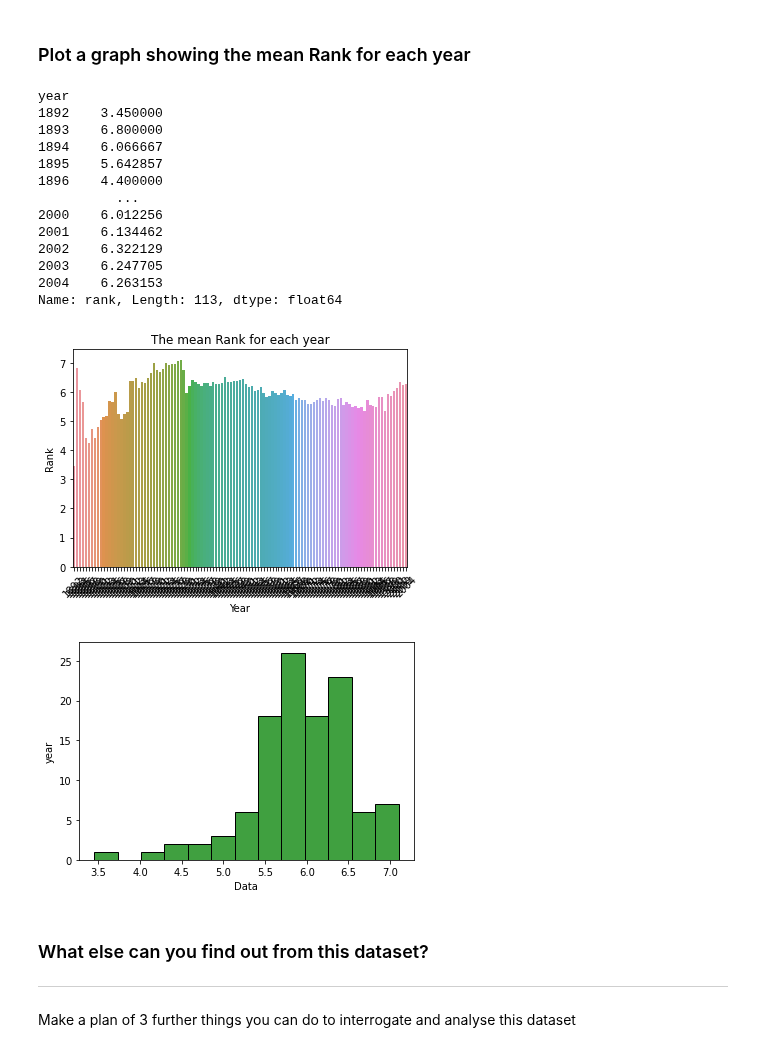
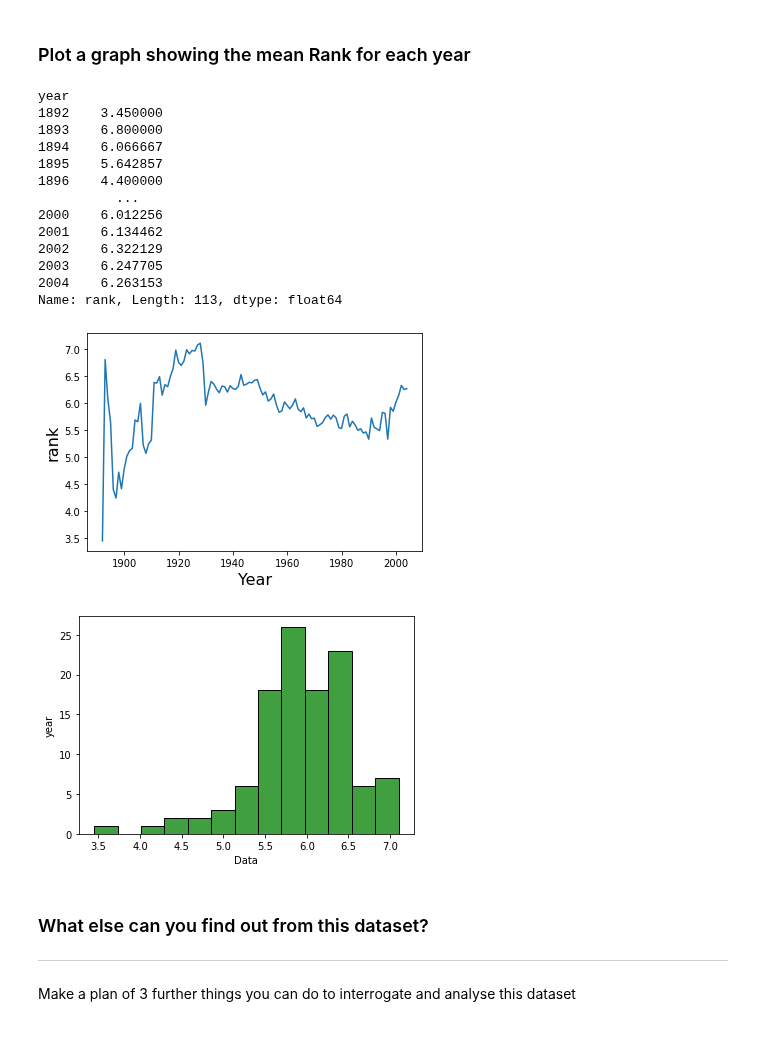
Before and after one commit to sysphcd/PythonProgrammingforData, a Jupyter notebook: 10_2_Movies_Project.ipynb, the cells around one changed output. Saved outputs shown, nothing was run; the diff lists cells and outputs as text; code cells hidden in the pictures.

```diff
--- a/10_2_Movies_Project.ipynb
+++ b/10_2_Movies_Project.ipynb
@@ -307,45 +287,48 @@ print(meanrank_data)
 labels = meanrank_data.keys()
 #matplotlib.pyplot.figure() Function to Change the Size of a Seaborn Plot.
 
-chart = sns.barplot(x=labels, y=meanrank_data)
-#plt.xticks(rotation='vertical')
-chart.set_xticklabels(labels=labels, rotation=45)
-# plt.xticks(rotation=70)
-# plt.tight_layout()
-# chart.set_xticklabels(meanrank_data.get_xticklabels(),
-#                           rotation=90,
-#                           horizontalalignment='right')
-chart.set(xlabel='Year',ylabel='Rank',title='The mean Rank for each year')
-# chart.set_xlabel('Year', size=16)
-# chart.set_ylabel('rank', size=16)
+chart = sns.lineplot(x=labels, y=meanrank_data)
+chart.set_xlabel('Year', size=16)
+chart.set_ylabel('rank', size=16)
+# chart = sns.barplot(x=labels, y=meanrank_data)
+# #plt.xticks(rotation='vertical')
+# chart.set_xticklabels(labels=labels, rotation=45)
+# # plt.xticks(rotation=70)
+# # plt.tight_layout()
+# # chart.set_xticklabels(meanrank_data.get_xticklabels(),
+# #                           rotation=90,
+# #                           horizontalalignment='right')
+# chart.set(xlabel='Year',ylabel='Rank',title='The mean Rank for each year')
+# # chart.set_xlabel('Year', size=16)
+# # chart.set_ylabel('rank', size=16)
 plt.show()
 
 # chart.ticklabel_format()
 
 #def show_histchart(df):
 
 color = 'green'
 chart = sns.histplot(data=meanrank_data,color=color)
 chart.set_xlabel('Data')
 chart.set_ylabel('year')
 plt.show()
 
 # show_histchart(meanrank_data)
 # %% [output]
 year
 1892    3.450000
 1893    6.800000
 1894    6.066667
 1895    5.642857
 1896    4.400000
           ...
 2000    6.012256
 2001    6.134462
 2002    6.322129
 2003    6.247705
 2004    6.263153
 Name: rank, Length: 113, dtype: float64
-[figure, old version]
+[figure, new version]
 [figure]
 # %% [markdown]
 ### What else can you find out from this dataset?
```
Also changed, not shown: parts of 8 cells of this notebook.
